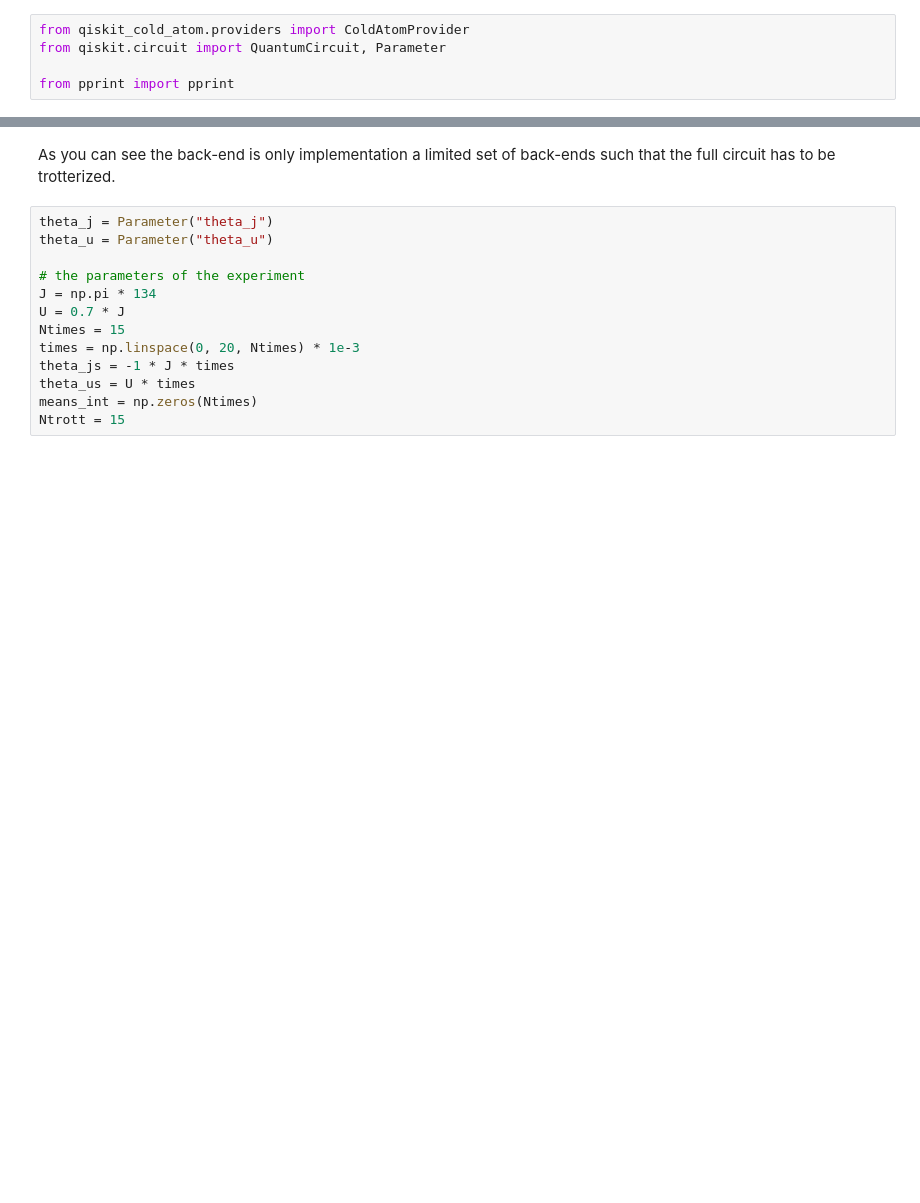
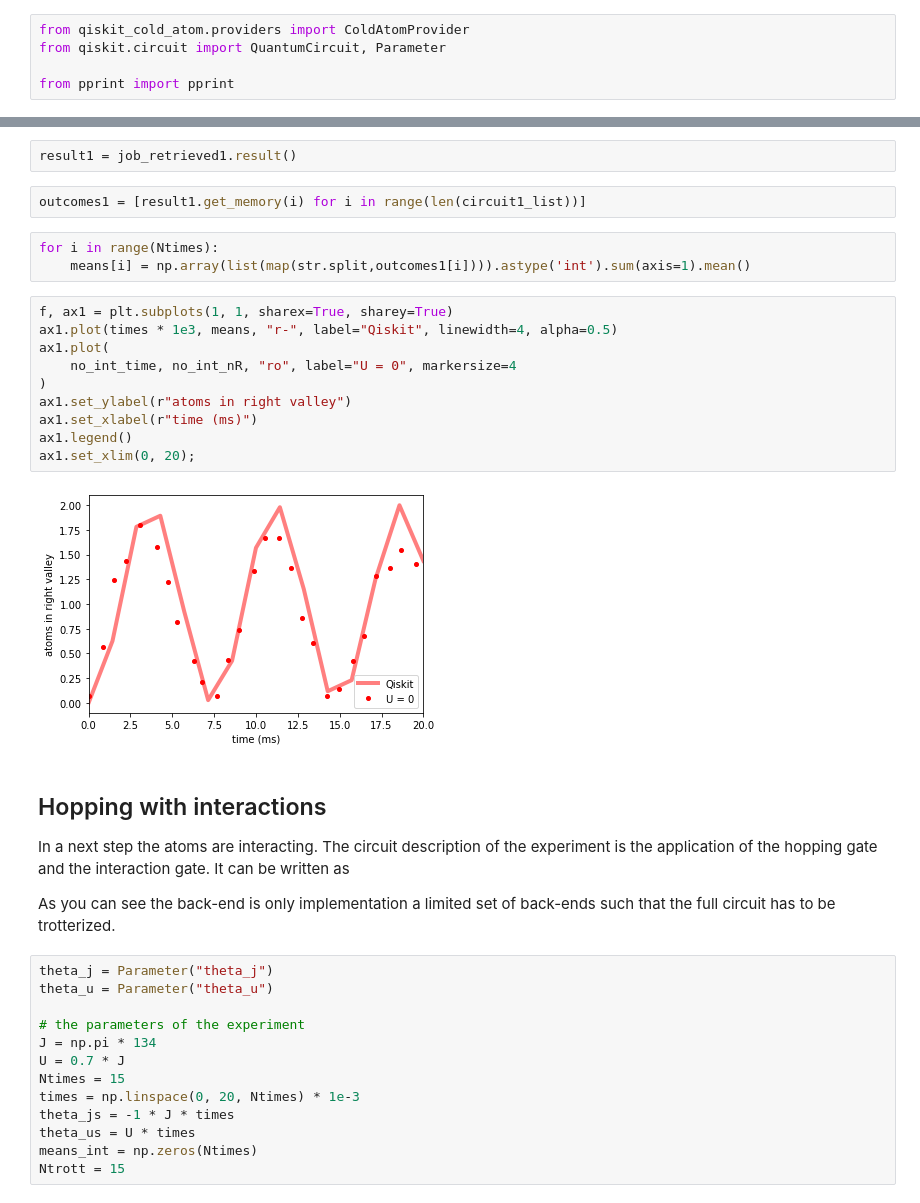
Before and after one commit to qiskit-community/qiskit-cold-atom, a Jupyter notebook: docs/tutorials/08_fermions_in_double_well.ipynb, the cells around one changed output, grey strips where cells are left out. Cells and saved outputs as stored; diff of their text form; blank space fills up the shorter version.

```diff
--- a/docs/tutorials/08_fermions_in_double_well.ipynb
+++ b/docs/tutorials/08_fermions_in_double_well.ipynb
@@ -463,4 +505,27 @@ pprint(fermion_device_backend.configuration().supported_instructions)
+# %%
+result1 = job_retrieved1.result()
+# %%
+outcomes1 = [result1.get_memory(i) for i in range(len(circuit1_list))]
+# %%
+for i in range(Ntimes):
+    means[i] = np.array(list(map(str.split,outcomes1[i]))).astype('int').sum(axis=1).mean()
+# %%
+f, ax1 = plt.subplots(1, 1, sharex=True, sharey=True)
+ax1.plot(times * 1e3, means, "r-", label="Qiskit", linewidth=4, alpha=0.5)
+ax1.plot(
+    no_int_time, no_int_nR, "ro", label="U = 0", markersize=4
+)
+ax1.set_ylabel(r"atoms in right valley")
+ax1.set_xlabel(r"time (ms)")
+ax1.legend()
+ax1.set_xlim(0, 20);
+# %% [output]
+[figure, added]
 # %% [markdown]
+## Hopping with interactions
+
+In a next step the atoms are interacting. The circuit description of the experiment is the application of the hopping gate and the interaction gate. It can be written as
+
 As you can see the back-end is only implementation a limited set of back-ends such that the full circuit has to be trotterized.
 # %%
 theta_j = Parameter("theta_j")
```
Also changed, not shown: parts of 22 cells of this notebook.
